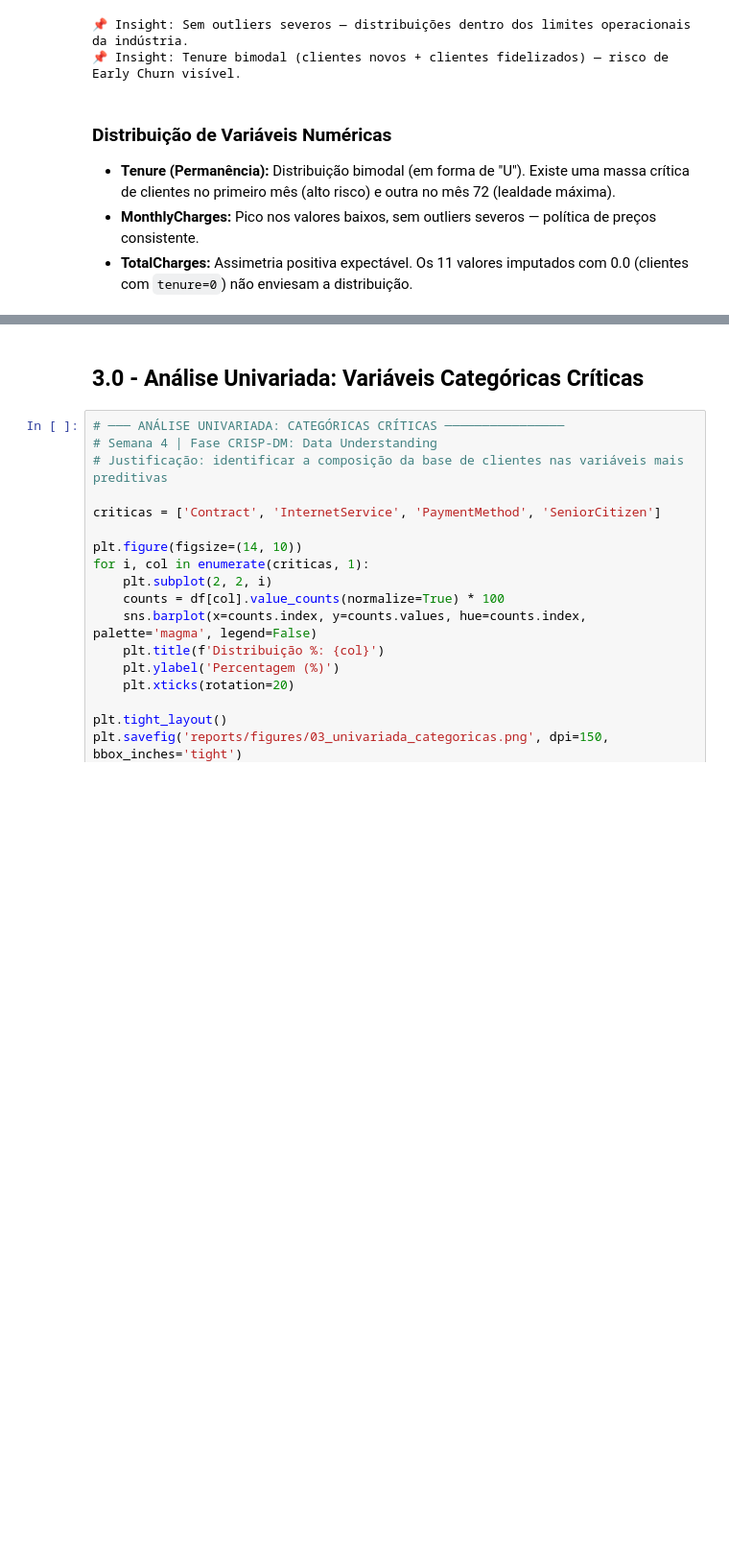
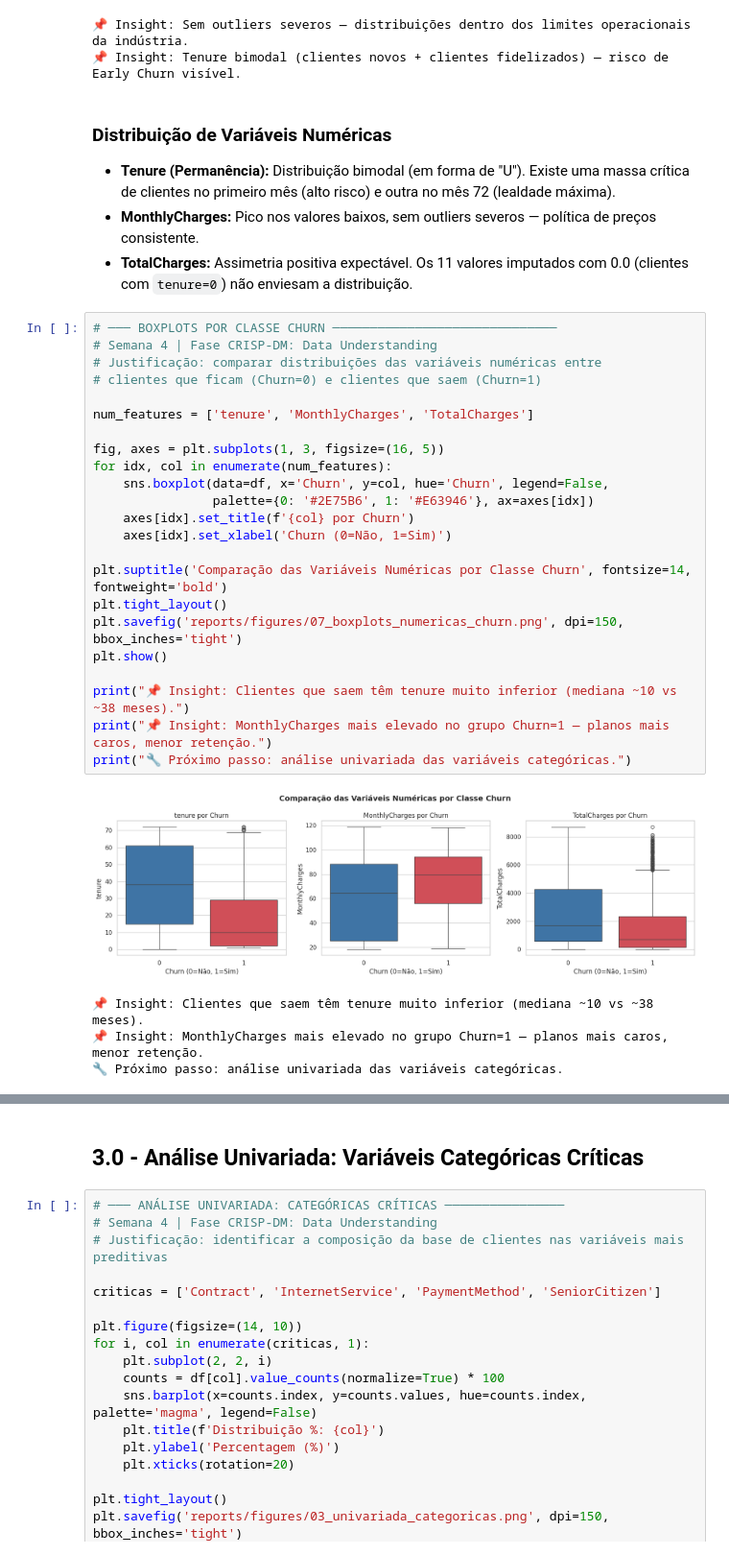
Before and after one commit to SalvadorCabecas/projeto_cdg_grupo9, a Jupyter notebook: notebooks/1.0_eda_limpeza.ipynb, the cells around one changed output, grey strips where cells are left out. Shown at 96% size. Saved outputs shown, nothing was run; the diff lists cells and outputs as text; blank space fills up the shorter version.

```diff
--- a/notebooks/1.0_eda_limpeza.ipynb
+++ b/notebooks/1.0_eda_limpeza.ipynb
@@ -273,3 +280,31 @@ print("📌 Insight: Tenure bimodal (clientes novos + clientes fidelizados) —
 * **Tenure (Permanência):** Distribuição bimodal (em forma de "U"). Existe uma massa crítica de clientes no primeiro mês (alto risco) e outra no mês 72 (lealdade máxima).
 * **MonthlyCharges:** Pico nos valores baixos, sem outliers severos — política de preços consistente.
 * **TotalCharges:** Assimetria positiva expectável. Os 11 valores imputados com 0.0 (clientes com `tenure=0`) não enviesam a distribuição.
+# %%
+# ─── BOXPLOTS POR CLASSE CHURN ──────────────────────────────
+# Semana 4 | Fase CRISP-DM: Data Understanding
+# Justificação: comparar distribuições das variáveis numéricas entre
+# clientes que ficam (Churn=0) e clientes que saem (Churn=1)
+
+num_features = ['tenure', 'MonthlyCharges', 'TotalCharges']
+
+fig, axes = plt.subplots(1, 3, figsize=(16, 5))
+for idx, col in enumerate(num_features):
+    sns.boxplot(data=df, x='Churn', y=col, hue='Churn', legend=False,
+                palette={0: '#2E75B6', 1: '#E63946'}, ax=axes[idx])
+    axes[idx].set_title(f'{col} por Churn')
+    axes[idx].set_xlabel('Churn (0=Não, 1=Sim)')
+
+plt.suptitle('Comparação das Variáveis Numéricas por Classe Churn', fontsize=14, fontweight='bold')
+plt.tight_layout()
+plt.savefig('reports/figures/07_boxplots_numericas_churn.png', dpi=150, bbox_inches='tight')
+plt.show()
+
+print("📌 Insight: Clientes que saem têm tenure muito inferior (mediana ~10 vs ~38 meses).")
+print("📌 Insight: MonthlyCharges mais elevado no grupo Churn=1 — planos mais caros, menor retenção.")
+print("🔧 Próximo passo: análise univariada das variáveis categóricas.")
+# %% [output]
+[figure, added]
+📌 Insight: Clientes que saem têm tenure muito inferior (mediana ~10 vs ~38 meses).
+📌 Insight: MonthlyCharges mais elevado no grupo Churn=1 — planos mais caros, menor retenção.
+🔧 Próximo passo: análise univariada das variáveis categóricas.
```
Also changed, not shown: parts of 12 cells of this notebook.
